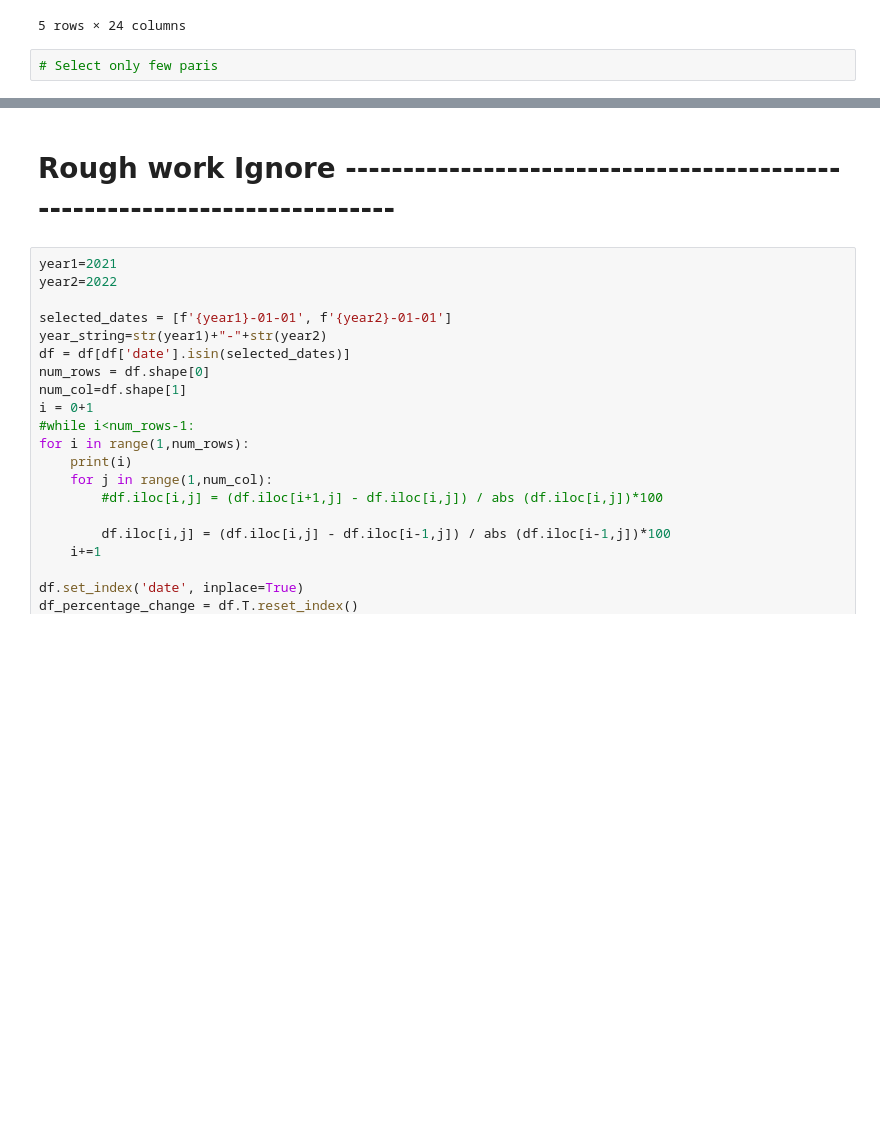
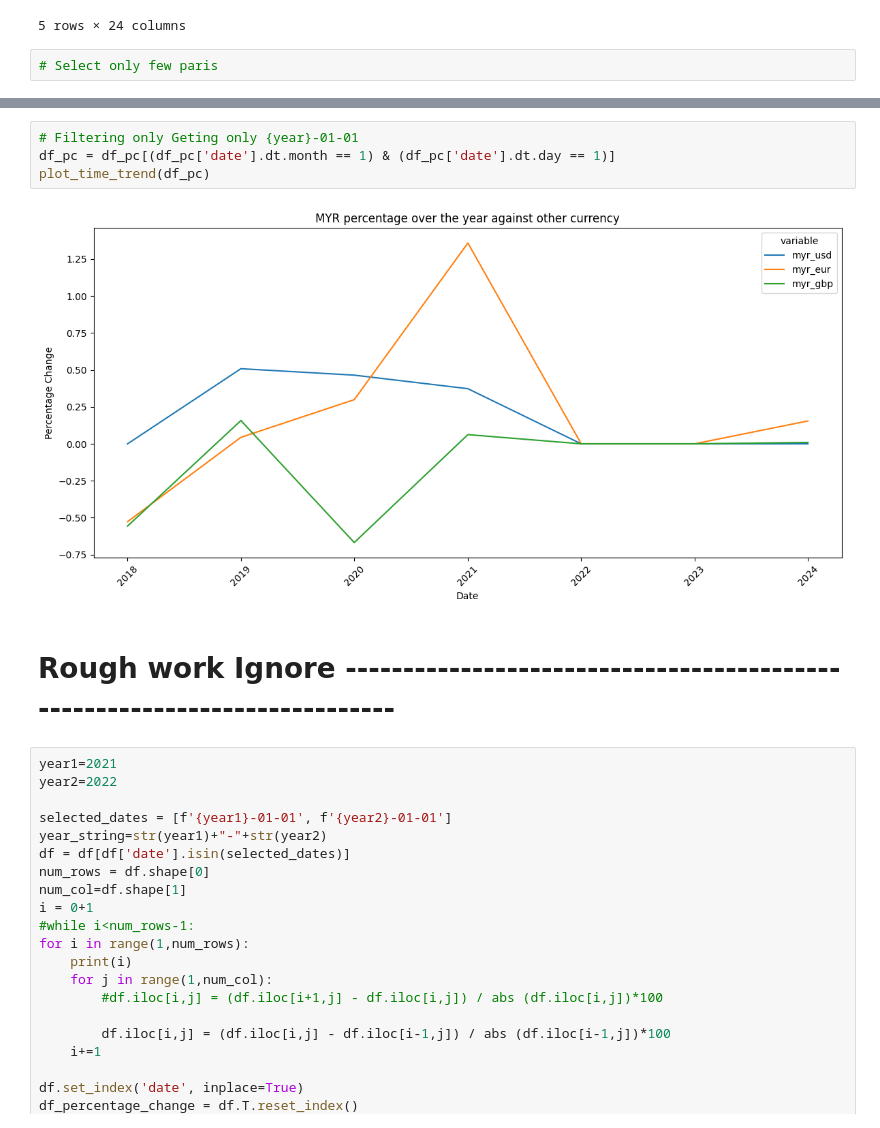
Before and after one commit to MSalman5230/Helixiora, a Jupyter notebook: main.ipynb, the cells around one changed output, grey strips where cells are left out. Saved outputs shown, nothing was run; the diff lists cells and outputs as text; blank space fills up the shorter version.

```diff
--- a/main.ipynb
+++ b/main.ipynb
@@ -212,3 +212,9 @@ plot_time_trend(df_pc)
+# %%
+# Filtering only Geting only {year}-01-01
+df_pc = df_pc[(df_pc['date'].dt.month == 1) & (df_pc['date'].dt.day == 1)]
+plot_time_trend(df_pc)
+# %% [output]
+[figure, added]
 # %% [markdown]
 # Rough work Ignore --------------------------------------------------------------------------
 # %%
```
Also changed, not shown: parts of 4 cells of this notebook.
